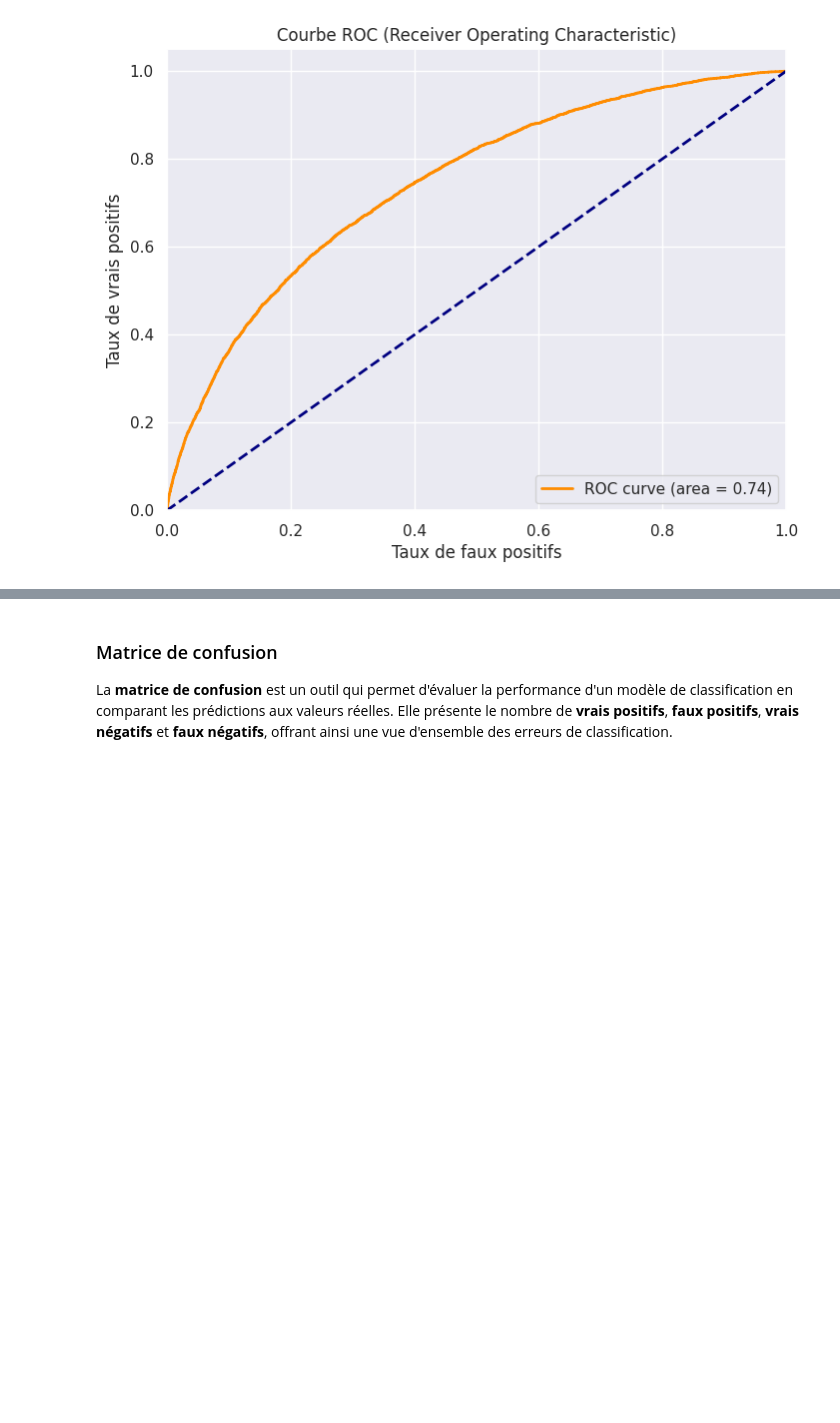
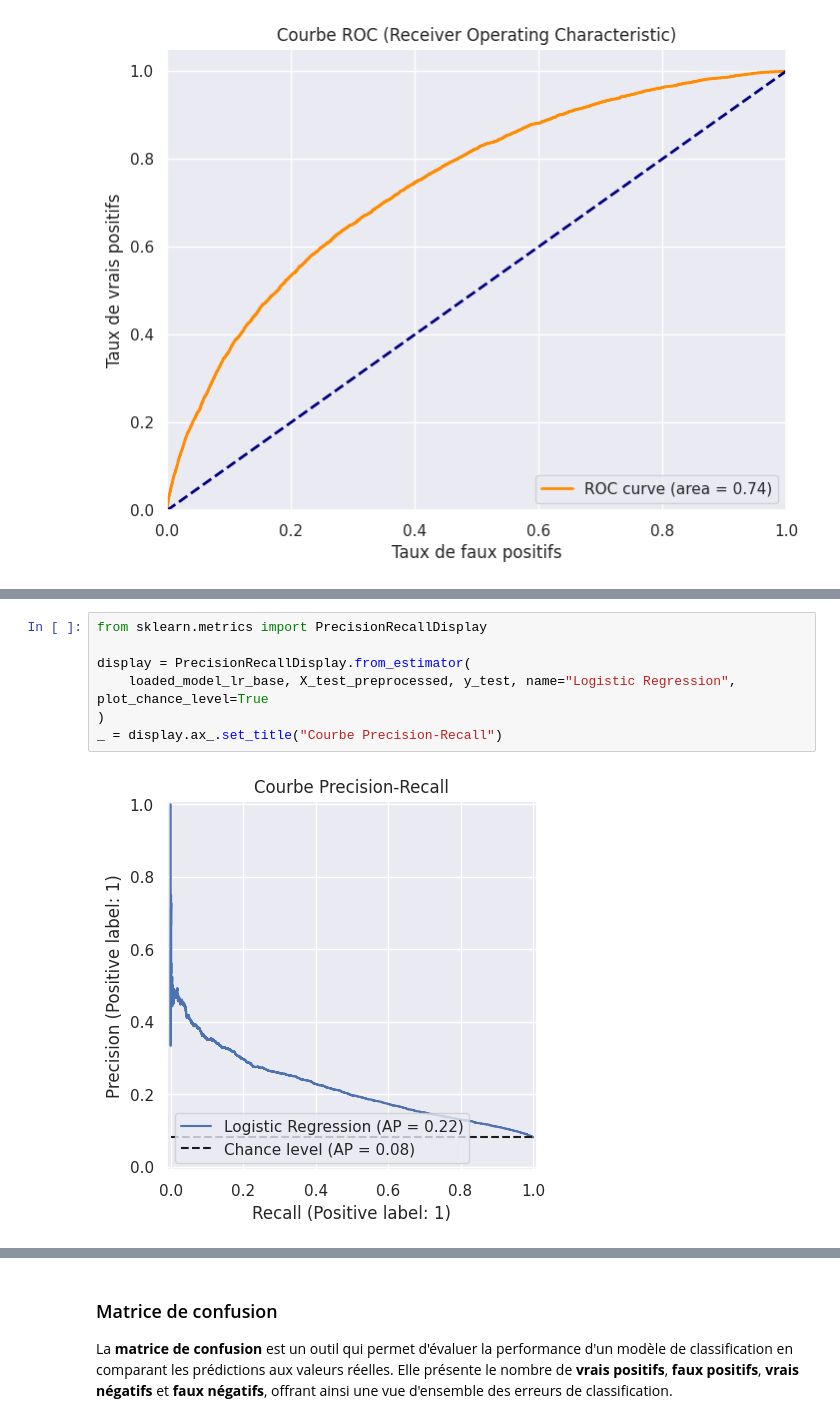
Before and after one commit to DavidScanu/oc-ai-engineer-p04-scoring, a Jupyter notebook: p04_scanu_david_02_notebook_training_2024_11_22.ipynb, the cells around one changed output, grey strips where cells are left out. Drawn from its saved outputs; the diff is of its cells as text; blank space fills up the shorter version.

```diff
--- a/p04_scanu_david_02_notebook_training_2024_11_22.ipynb
+++ b/p04_scanu_david_02_notebook_training_2024_11_22.ipynb
@@ -861,0 +867,9 @@ plot_roc_curve(y_test, y_proba)
+# %%
+from sklearn.metrics import PrecisionRecallDisplay
+
+display = PrecisionRecallDisplay.from_estimator(
+    loaded_model_lr_base, X_test_preprocessed, y_test, name="Logistic Regression", plot_chance_level=True
+)
+_ = display.ax_.set_title("Courbe Precision-Recall")
+# %% [output]
+[figure, added]
```
Also changed, not shown: parts of 21 cells of this notebook, 1 other file.
